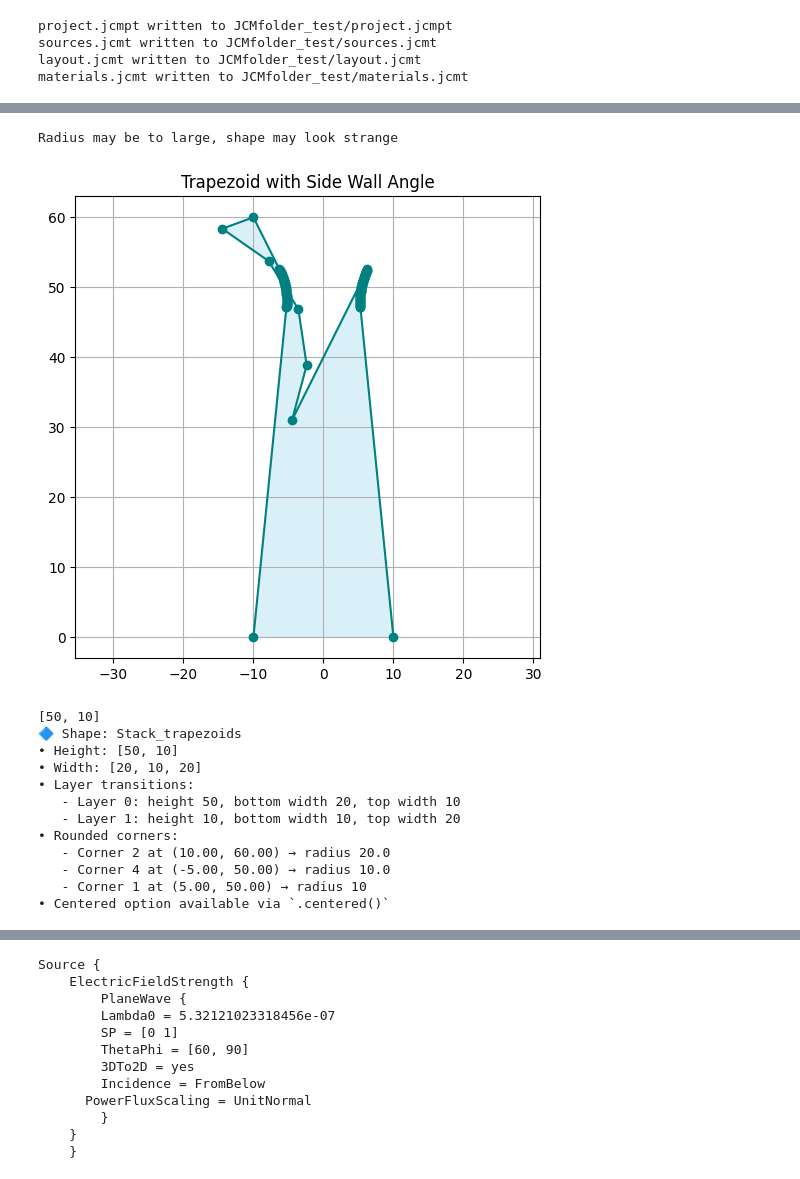
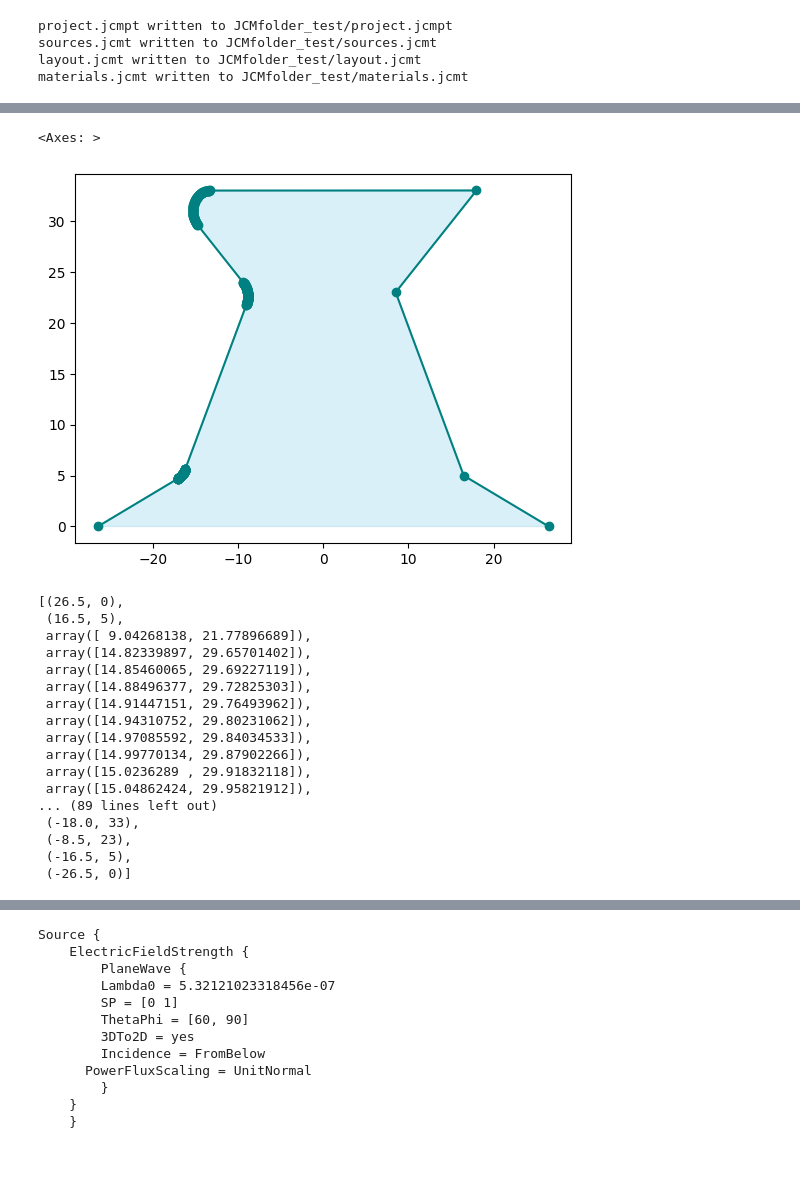
Before and after one commit to HarlanHeilman/JCMwave_modeling, a Jupyter notebook: notbooks/start.ipynb, the cells around one changed output, grey strips where cells are left out. Cells and saved outputs as stored; diff of their text form; code cells hidden in the pictures.

Commit message:
add polygon to shape, fix corner rounding

```diff
--- a/notbooks/start.ipynb
+++ b/notbooks/start.ipynb
@@ -66,26 +66,43 @@ jcmwave.daemon.add_workstation(
 # %%
+import importlib
 
 
 # Example usage
-params = {'height': [50,10], 'width': [20,10,20],'corner_radii': {2: 10.0, 4: 10.0,2: 20.0,1:10},'n':5}
+params = {'height': [5,18,10], 'width': [53,33,17,36],'corner_radii': {4:2,5:2,6:2},'n':100}
 #params = {'height': 50, 'width': 20}#,'corner_radii': {3: 2.0, 2: 1.0}}
 #params = {'control_points':[(15,0),(10,10),(-10,10),(-10,0)]}
+fig,ax = plt.subplots()
 gen = ShapeGenerator('stack_trapezoids', params)
+coords = gen.generate()
+gen.plot(ax=ax,title="Trapezoid with Side Wall Angle")
+#print(gen.describe())
 
-gen.plot(title="Trapezoid with Side Wall Angle")
-print(gen.describe())
+#params = {'height': [50-1,50-1,10-1], 'width': [40+5,35+5,40+5,20+5],'corner_radii': {2: 5, 4: 5,3: 5,1:5},'n':10}
+#params = {'height': 50, 'width': 20}#,'corner_radii': {3: 2.0, 2: 1.0}}
+#params = {'control_points':[(15,0),(10,10),(-10,10),(-10,0)]}
+#gen = ShapeGenerator('stack_trapezoids', params)
+#coords = gen.generate()
+#gen.plot(ax=ax,title="Trapezoid with Side Wall Angle")
 # %% [output]
-Radius may be to large, shape may look strange
+<Axes: >
-[figure, old version]
+[figure, new version]
-[50, 10]
-🔷 Shape: Stack_trapezoids
-• Height: [50, 10]
-• Width: [20, 10, 20]
-• Layer transitions:
-   - Layer 0: height 50, bottom width 20, top width 10
-   - Layer 1: height 10, bottom width 10, top width 20
-• Rounded corners:
-   - Corner 2 at (10.00, 60.00) → radius 20.0
-   - Corner 4 at (-5.00, 50.00) → radius 10.0
-   - Corner 1 at (5.00, 50.00) → radius 10
-• Centered option available via `.centered()`
+# %%
+coords
+# %% [output]
+[(26.5, 0),
+ (16.5, 5),
+ array([ 9.04268138, 21.77896689]),
+ array([14.82339897, 29.65701402]),
+ array([14.85460065, 29.69227119]),
+ array([14.88496377, 29.72825303]),
+ array([14.91447151, 29.76493962]),
+ array([14.94310752, 29.80231062]),
+ array([14.97085592, 29.84034533]),
+ array([14.99770134, 29.87902266]),
+ array([15.0236289 , 29.91832118]),
+ array([15.04862424, 29.95821912]),
+... (89 lines left out)
+ (-18.0, 33),
+ (-8.5, 23),
+ (-16.5, 5),
+ (-26.5, 0)]
```
Also changed, not shown: parts of 5 cells of this notebook, 5 other files.
